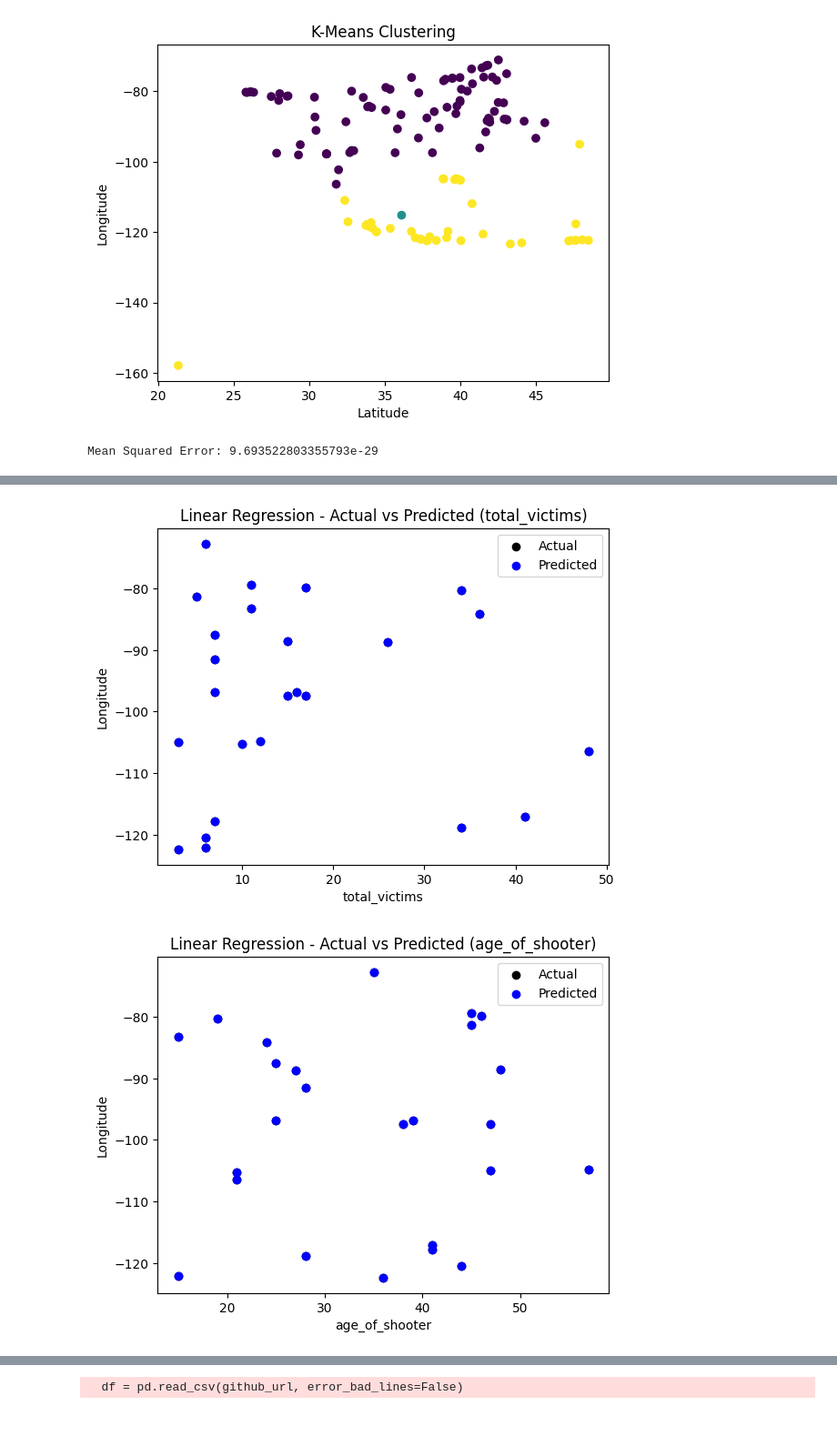
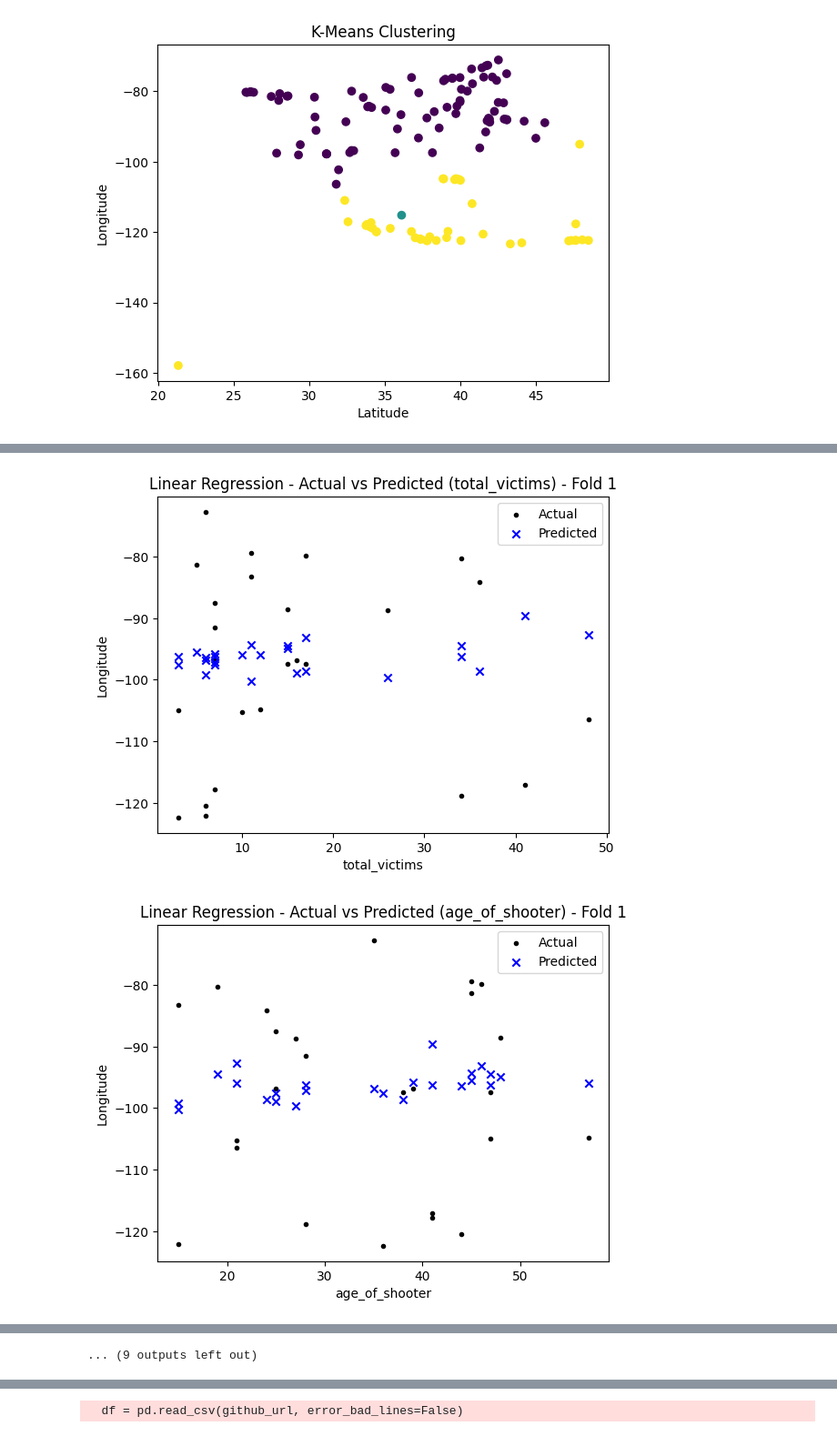
Before and after one commit to rupak-1/ML-project-software, a Jupyter notebook: ML_project.ipynb, the cells around one changed output, grey strips where cells are left out. Shown: that part at 91% size. Drawn from its saved outputs; the diff is of its cells as text; code cells hidden in the pictures.

```diff
--- a/ML_project.ipynb
+++ b/ML_project.ipynb
@@ -73,9 +73,8 @@ See the caveats in the documentation: https://pandas.pydata.org/pandas-docs/stab
 [124 rows x 29 columns]
 [figure]
 # %%
-# Import necessary libraries
 import pandas as pd
-from sklearn.model_selection import train_test_split
+from sklearn.model_selection import KFold
 from sklearn.linear_model import LinearRegression
 from sklearn.metrics import mean_squared_error
 import matplotlib.pyplot as plt
@@ -92,30 +91,43 @@ df[target] = pd.to_numeric(df[target], errors='coerce')
 # Drop rows with missing values
 df = df.dropna(subset=features + [target])
 
-# Split the dataset into training and testing sets
-X_train, X_test, y_train, y_test = train_test_split(df[features], df[target], test_size=0.2, random_state=42)
-
 # Initialize Linear Regression model
 model = LinearRegression()
 
-# Fit the model to the training data
-model.fit(X_train, y_train)
+# Define the number of folds for k-fold cross-validation
+num_folds = 5  # You can adjust this number based on your preference
 
-# Make predictions on the test data
-y_pred = model.predict(X_test)
+# Perform k-fold cross-validation
+kf = KFold(n_splits=num_folds, shuffle=True, random_state=42)
 
-# Evaluate the model
-mse = mean_squared_error(y_test, y_pred)
-print(f'Mean Squared Error: {mse}')
+# Lists to store MSE for each fold
+mse_scores = []
 
-# Visualize the predictions for each feature
-for feature in features:
-    plt.scatter(X_test[feature], y_test, color='black', label='Actual')
-    plt.scatter(X_test[feature], y_pred, color='blue', label='Predicted')
-    plt.xlabel(feature)
-    plt.ylabel('Longitude')
-    plt.legend()
-    plt.title(f'Linear Regression - Actual vs Predicted ({feature})')
-    plt.show()
+for train_index, test_index in kf.split(df):
+    X_train, X_test = df.iloc[train_index][features], df.iloc[test_index][features]
+    y_train, y_test = df.iloc[train_index][target], df.iloc[test_index][target]
+
+    # Fit the model to the training data
+    model.fit(X_train, y_train)
+
+    # Make predictions on the test data
+    y_pred = model.predict(X_test)
+
+    # Evaluate the model for this fold
+    mse_fold = mean_squared_error(y_test, y_pred)
+    mse_scores.append(mse_fold)
+
+    # Visualize the predictions for each feature
+    for feature in features:
+        plt.scatter(X_test[feature], y_test, color='black', marker='.', label='Actual')
+        plt.scatter(X_test[feature], y_pred, color='blue', marker='x', label='Predicted')
+        plt.xlabel(feature)
+        plt.ylabel('Longitude')
+        plt.legend()
+        plt.title(f'Linear Regression - Actual vs Predicted ({feature}) - Fold {len(mse_scores)}')
+        plt.show()
+
+# Display the mean MSE across all folds
+mean_mse = sum(mse_scores) / len(mse_scores)
+print(f'Mean Squared Error across {num_folds} folds: {mean_mse}')
 # %% [output]
-Mean Squared Error: 9.693522803355793e-29
@@ -124,2 +136,2 @@ Mean Squared Error: 9.693522803355793e-29
-[figure, old version]
+[figure, new version]
-[figure, old version]
+[figure, new version]
@@ -127,0 +146 @@ Mean Squared Error: 9.693522803355793e-29
+... (9 outputs left out)
```
Also changed, not shown: parts of 2 cells of this notebook.
